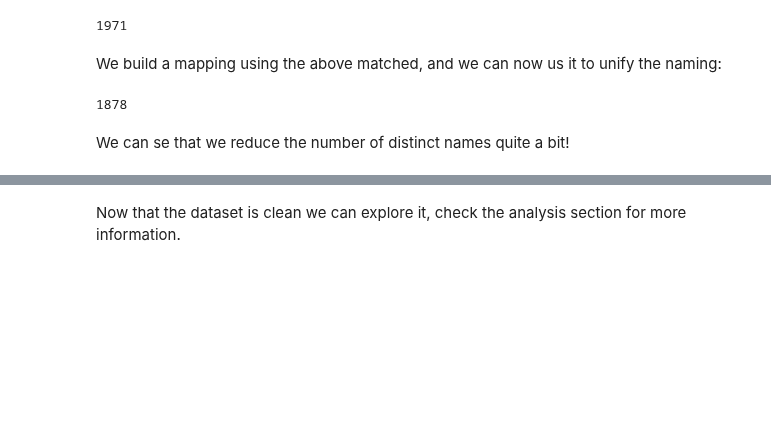
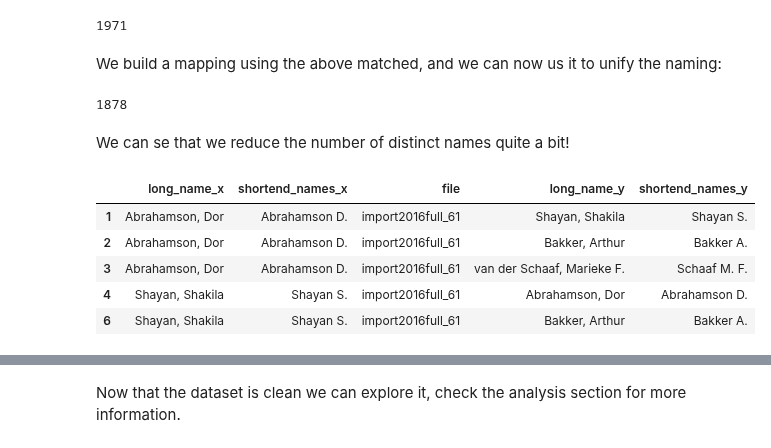
Before and after one commit to nourabassi/semester-project, a Jupyter notebook: Parsing Explained/Metadata extraction.ipynb, the cells around one changed output, grey strips where cells are left out. Saved outputs shown, nothing was run; the diff lists cells and outputs as text; code cells hidden in the pictures; blank space fills up the shorter version.

```diff
--- a/Parsing Explained/Metadata extraction.ipynb
+++ b/Parsing Explained/Metadata extraction.ipynb
@@ -326,0 +340,13 @@ We can se that we reduce the number of distinct names quite a bit!
+# %%
+build_graph = cleaning[['long_name', 'shortend_names', 'file']]
+build_graph = pd.merge(build_graph, build_graph, on='file')
+build_graph = build_graph[build_graph.long_name_x != build_graph.long_name_y]
+# %%
+build_graph.head()
+# %% [output]
+|  | long_name_x | shortend_names_x | file | long_name_y | shortend_names_y |
+| 1 | Abrahamson, Dor | Abrahamson D. | import2016full_61 | Shayan, Shakila | Shayan S. |
+| 2 | Abrahamson, Dor | Abrahamson D. | import2016full_61 | Bakker, Arthur | Bakker A. |
+| 3 | Abrahamson, Dor | Abrahamson D. | import2016full_61 | van der Schaaf, Marieke F. | Schaaf M. F. |
+| 4 | Shayan, Shakila | Shayan S. | import2016full_61 | Abrahamson, Dor | Abrahamson D. |
+| 6 | Shayan, Shakila | Shayan S. | import2016full_61 | Bakker, Arthur | Bakker A. |
```
Also changed, not shown: parts of 9 cells of this notebook, 7 other files.
